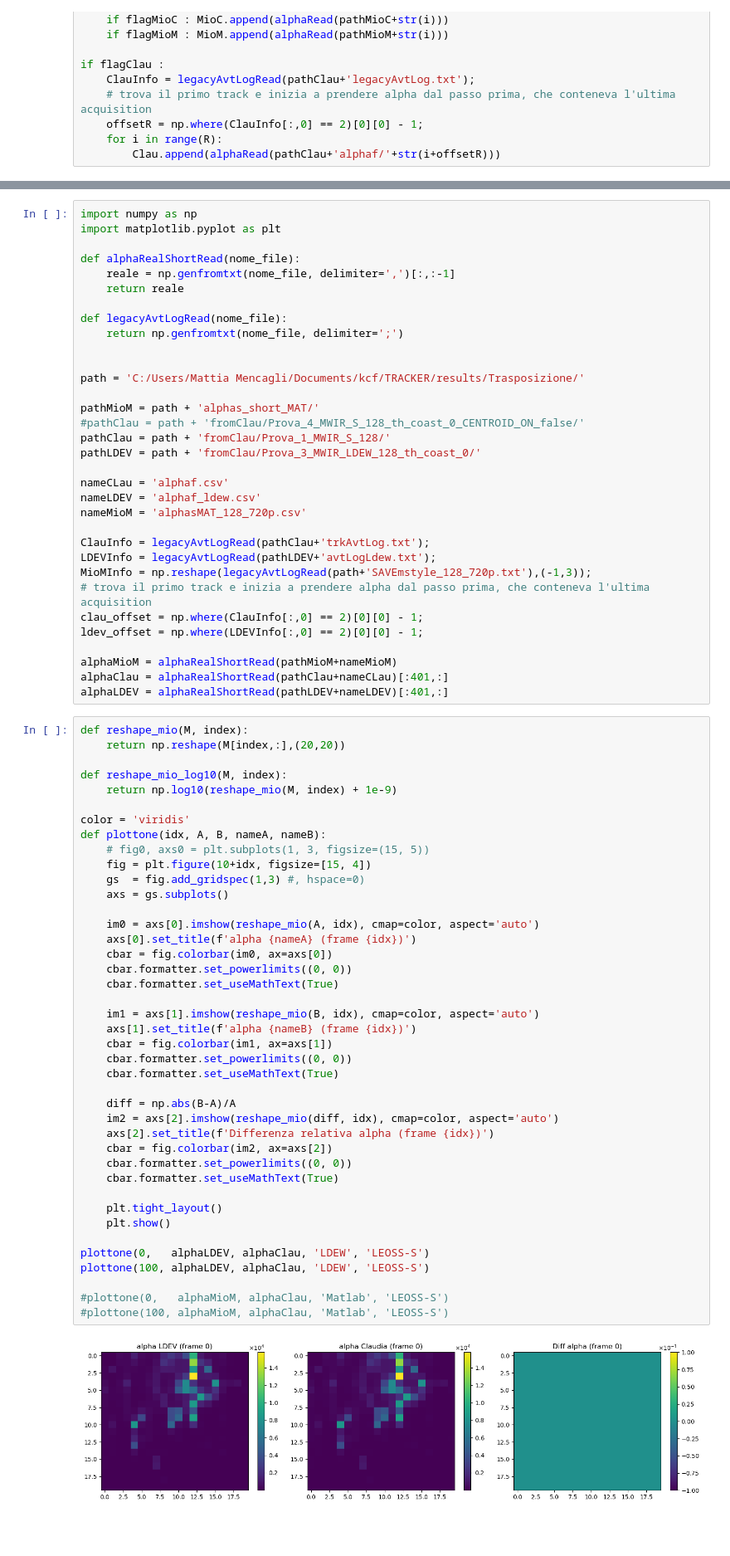
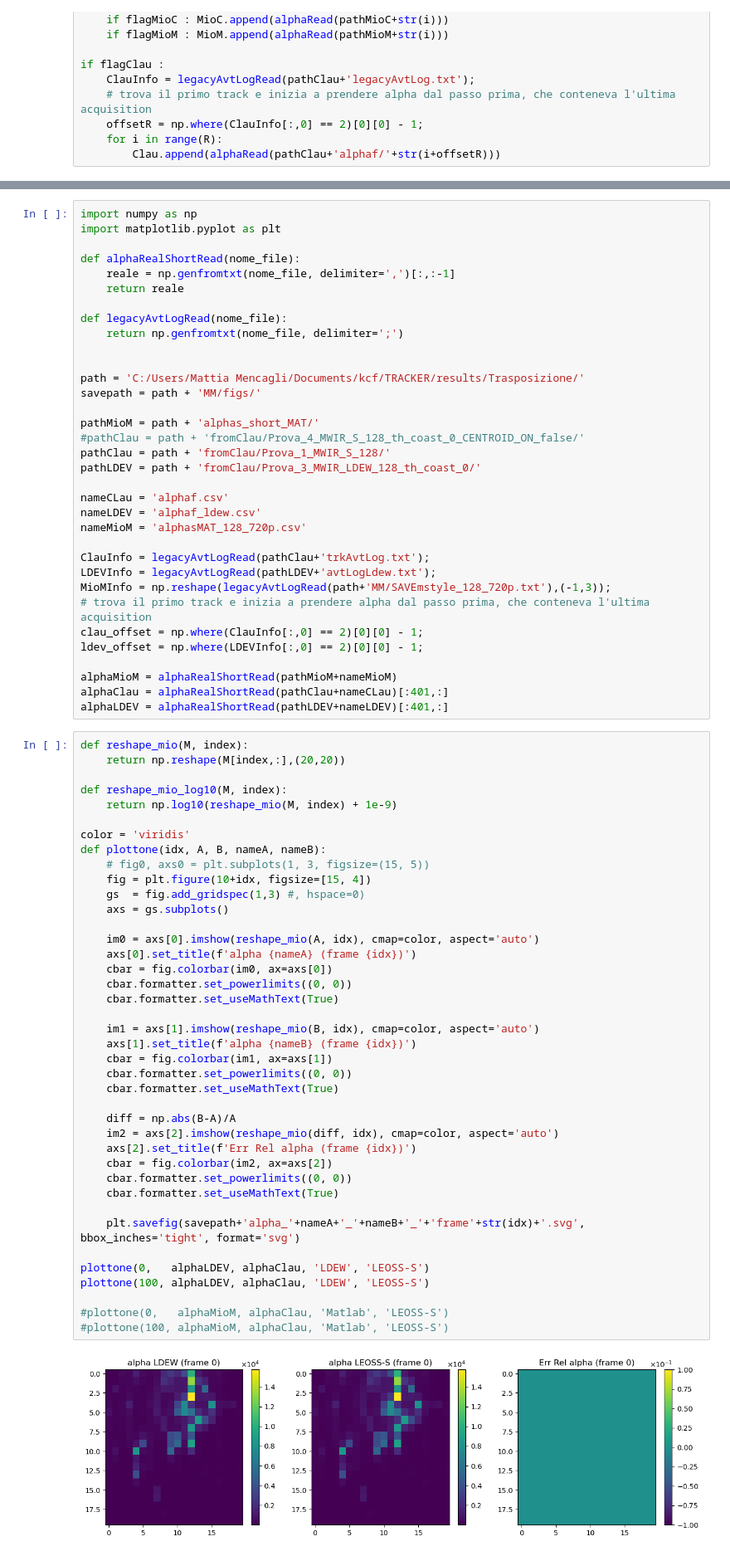
Before and after one commit to mattiamencagli/my-python-plots, a Jupyter notebook: AltLeo/Alphas_comp.ipynb, the cells around one changed output, grey strips where cells are left out. Shown at 83% size. Cells and saved outputs as stored; diff of their text form; blank space fills up the shorter version.

```diff
--- a/AltLeo/Alphas_comp.ipynb
+++ b/AltLeo/Alphas_comp.ipynb
@@ -89,6 +89,7 @@ def legacyAvtLogRead(nome_file):
 
 
 path = 'C:/Users/Mattia Mencagli/Documents/kcf/TRACKER/results/Trasposizione/'
+savepath = path + 'MM/figs/'
 
 pathMioM = path + 'alphas_short_MAT/'
 #pathClau = path + 'fromClau/Prova_4_MWIR_S_128_th_coast_0_CENTROID_ON_false/'
@@ -101,7 +102,7 @@ nameMioM = 'alphasMAT_128_720p.csv'
 
 ClauInfo = legacyAvtLogRead(pathClau+'trkAvtLog.txt');
 LDEVInfo = legacyAvtLogRead(pathLDEV+'avtLogLdew.txt');
-MioMInfo = np.reshape(legacyAvtLogRead(path+'SAVEmstyle_128_720p.txt'),(-1,3));
+MioMInfo = np.reshape(legacyAvtLogRead(path+'MM/SAVEmstyle_128_720p.txt'),(-1,3));
 # trova il primo track e inizia a prendere alpha dal passo prima, che conteneva l'ultima acquisition
 clau_offset = np.where(ClauInfo[:,0] == 2)[0][0] - 1;
 ldev_offset = np.where(LDEVInfo[:,0] == 2)[0][0] - 1;
@@ -121,34 +122,33 @@ def plottone(idx, A, B, nameA, nameB):
     # fig0, axs0 = plt.subplots(1, 3, figsize=(15, 5))
     fig = plt.figure(10+idx, figsize=[15, 4])
     gs  = fig.add_gridspec(1,3) #, hspace=0)
     axs = gs.subplots()
 
     im0 = axs[0].imshow(reshape_mio(A, idx), cmap=color, aspect='auto')
     axs[0].set_title(f'alpha {nameA} (frame {idx})')
     cbar = fig.colorbar(im0, ax=axs[0])
     cbar.formatter.set_powerlimits((0, 0))
     cbar.formatter.set_useMathText(True)
 
     im1 = axs[1].imshow(reshape_mio(B, idx), cmap=color, aspect='auto')
     axs[1].set_title(f'alpha {nameB} (frame {idx})')
     cbar = fig.colorbar(im1, ax=axs[1])
     cbar.formatter.set_powerlimits((0, 0))
     cbar.formatter.set_useMathText(True)
 
     diff = np.abs(B-A)/A
     im2 = axs[2].imshow(reshape_mio(diff, idx), cmap=color, aspect='auto')
-    axs[2].set_title(f'Differenza relativa alpha (frame {idx})')
+    axs[2].set_title(f'Err Rel alpha (frame {idx})')
     cbar = fig.colorbar(im2, ax=axs[2])
     cbar.formatter.set_powerlimits((0, 0))
     cbar.formatter.set_useMathText(True)
 
-    plt.tight_layout()
-    plt.show()
+    plt.savefig(savepath+'alpha_'+nameA+'_'+nameB+'_'+'frame'+str(idx)+'.svg', bbox_inches='tight', format='svg')
 
 plottone(0,   alphaLDEV, alphaClau, 'LDEW', 'LEOSS-S')
 plottone(100, alphaLDEV, alphaClau, 'LDEW', 'LEOSS-S')
 
 #plottone(0,   alphaMioM, alphaClau, 'Matlab', 'LEOSS-S')
 #plottone(100, alphaMioM, alphaClau, 'Matlab', 'LEOSS-S')
 # %% [output]
-[figure, old version]
+[figure, new version]
```
Also changed, not shown: parts of 2 cells of this notebook, 3 other files.
